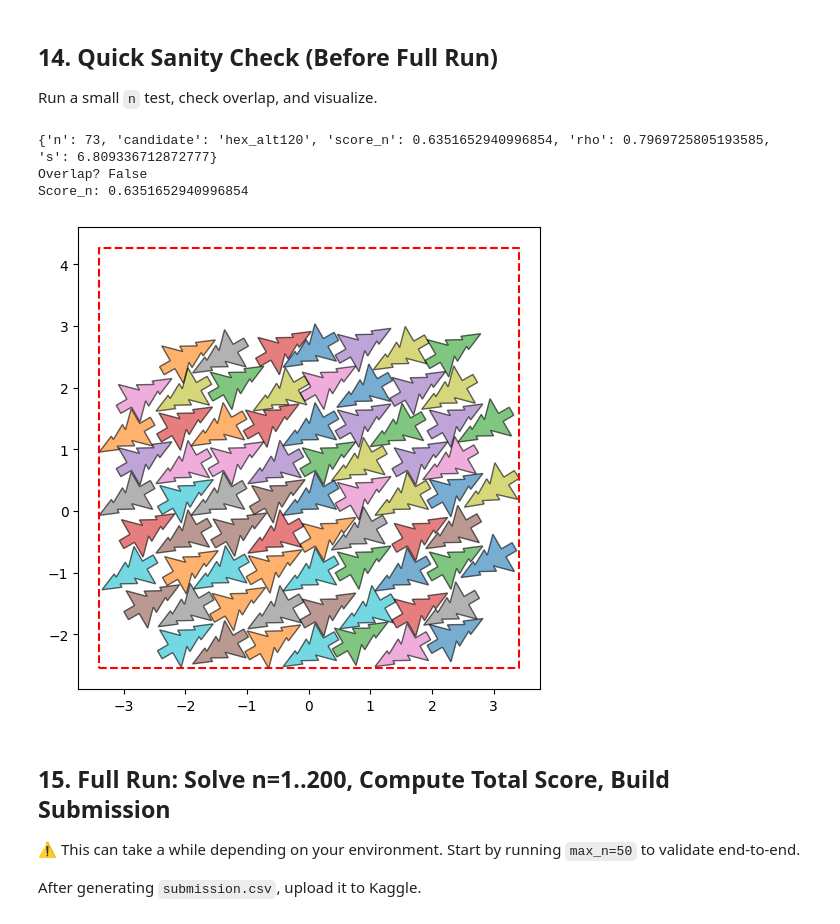
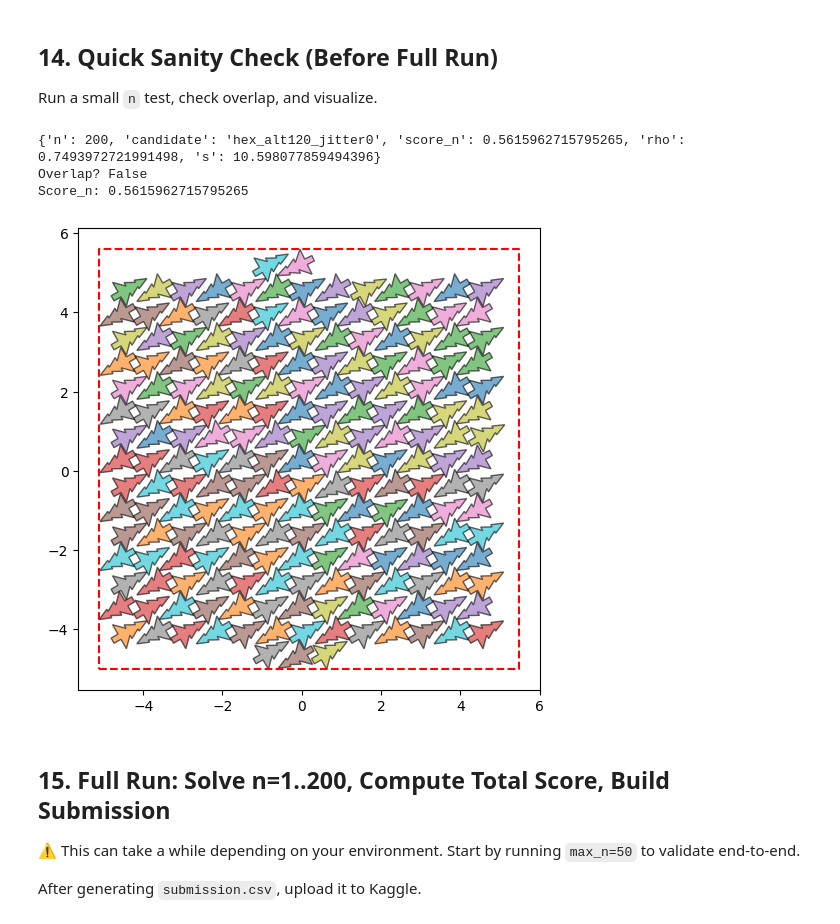
Before and after one commit to eugene-maina72/santa_christmas_tree_kaggle, a Jupyter notebook: notebook_final_segmented.ipynb, the cells around one changed output. Cells and saved outputs as stored; diff of their text form; code cells hidden in the pictures.

Commit message:
Multi start solver implemented

```diff
--- a/notebook_final_segmented.ipynb
+++ b/notebook_final_segmented.ipynb
@@ -149,10 +151,17 @@ BASE_TREE_POLY.is_valid, BASE_TREE_POLY.area
 ### 4.2 Transform Function
 We **rotate about centroid**, then translate by `(x, y)`.
 # %%
-def transform_tree(base_polygon: Polygon, x: float, y: float, deg: float) -> Polygon:
-    poly = affinity.rotate(base_polygon, deg, origin='centroid', use_radians=False)
-    poly = affinity.translate(poly, xoff=x, yoff=y)
-    return poly
+
+
+@lru_cache(maxsize=2048)
+def _rot_base(deg: float):
+    # rounding keeps the cache useful when floats wobble
+    deg = float(round(deg, 6))
+    return affinity.rotate(BASE_TREE_POLY, deg, origin="centroid", use_radians=False)
+
+def transform_tree(base_polygon, x, y, deg):
+    # ignore base_polygon arg if you only ever use BASE_TREE_POLY
+    return affinity.translate(_rot_base(deg), xoff=float(x), yoff=float(y))
 # %% [markdown]
 ### 4.3 Stateful Tree Representation
 Each tree is stored as a dict:
@@ -408,7 +446,7 @@ def init_hex_inward(n: int, dx: float, dy: float, row_offset: float, base_polygo
 * Try (0/180), (60/240), (120/300) as separate candidates.
 # %%
 def init_hex_alternating_offset(n: int, dx: float, dy: float, row_offset: float,
-                               base_deg: HEX_BASE_DEG_DEFAULT,
+                               base_deg: float = HEX_BASE_DEG_DEFAULT,
                                base_polygon=BASE_TREE_POLY):
     """
     Hex lattice with 2-color alternating rotations, but with a base angle offset.
@@ -725,9 +1100,15 @@ def schedule_for_n(n: int) -> dict:
         "center_passes": 10,
         "axis_steps_per_tree": 6,
         "rot_passes": 3,
+        "restarts": 2,              # multi-start count
+        "jitter_xy_mul": 0.03,      # jitter magnitude as fraction of dx
+        "jitter_deg": 3.0,          # rotation jitter
+        "jitter_attempts_per_tree": 2,
+        "warm_tries": 24,           # insertion attempts for warm-start
+        "warm_angles": (0,60,120,180,240,300),
         "rot_steps": (-5, -2, -1, 1, 2, 5),
         "do_global_rotation": True
-        }
+             }
     # Medium n
     if n <= 80:
         return {
@@ -739,6 +1120,12 @@ def schedule_for_n(n: int) -> dict:
             'center_passes': 8,
             'axis_step': 0.05,
             'axis_steps_per_tree': 5,
+            "restarts": 2,              # multi-start count
+            "jitter_xy_mul": 0.03,      # jitter magnitude as fraction of dx
+            "jitter_deg": 3.0,          # rotation jitter
+            "jitter_attempts_per_tree": 2,
+            "warm_tries": 24,           # insertion attempts for warm-start
+            "warm_angles": (0,60,120,180,240,300),
             'rot_passes': 2,
             'rot_steps': (-3, -1, 1, 3),
             'do_global_rotation': True,
@@ -752,6 +1139,12 @@ def schedule_for_n(n: int) -> dict:
         'center_step': 0.05,
         'center_passes': 3,
         'axis_step': 0.05,
+        "restarts": 1,                # multi-start count
+        "jitter_xy_mul": 0.03,        # jitter magnitude as fraction of dx
+        "jitter_deg": 3.0,            # rotation jitter
+        "jitter_attempts_per_tree": 2,
+        "warm_tries": 24,             # insertion attempts for warm-start
+        "warm_angles": (0,60,120,180,240,300),
         'axis_steps_per_tree': 3,
         'rot_passes': 1,
         'rot_steps': (-2, 2),
@@ -1114,17 +1679,17 @@ def plot_layout_layout(layout: list[tuple[float,float,float]], base_polygon: Pol
 ## 14. Quick Sanity Check (Before Full Run)
 Run a small `n` test, check overlap, and visualize.
 # %%
-n_test = 73
+n_test = 200
 st, meta = solve_single_n(n_test)
 print(meta)
 print('Overlap?', has_overlap_state(st, method='pairwise'))
 print('Score_n:', score_state(st))
 plot_layout_layout(state_to_layout(st))
 # %% [output]
-{'n': 73, 'candidate': 'hex_alt120', 'score_n': 0.6351652940996854, 'rho': 0.7969725805193585, 's': 6.809336712872777}
+{'n': 200, 'candidate': 'hex_alt120_jitter0', 'score_n': 0.5615962715795265, 'rho': 0.7493972721991498, 's': 10.598077859494396}
 Overlap? False
-Score_n: 0.6351652940996854
+Score_n: 0.5615962715795265
-[figure, old version]
+[figure, new version]
 # %% [markdown]
 ## 15. Full Run: Solve n=1..200, Compute Total Score, Build Submission
 ⚠️ This can take a while depending on your environment. Start by running `max_n=50` to validate end-to-end.
```
Also changed, not shown: parts of 20 cells of this notebook.
